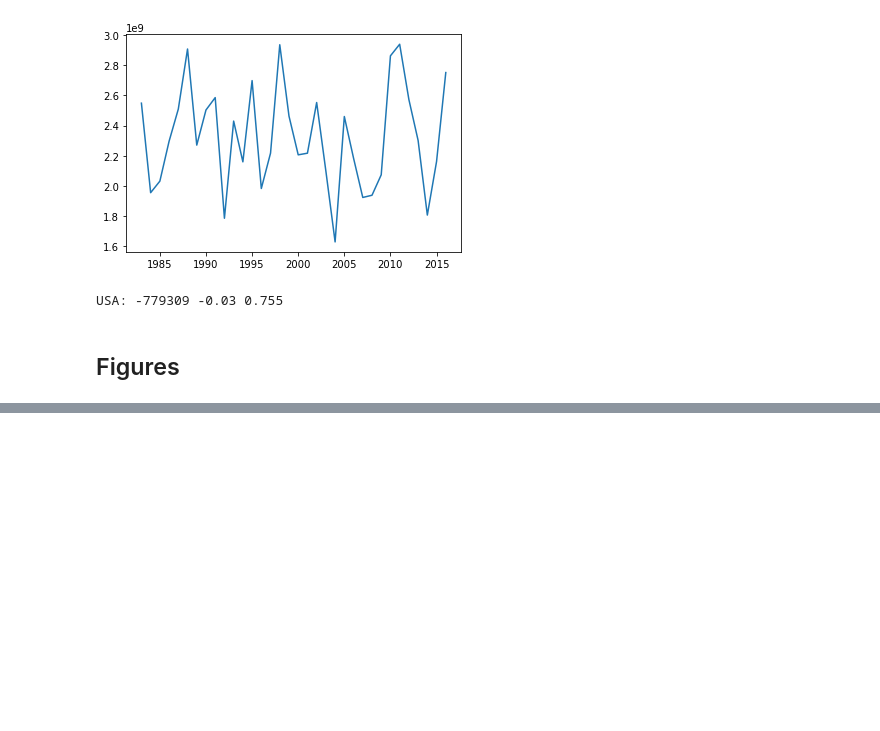
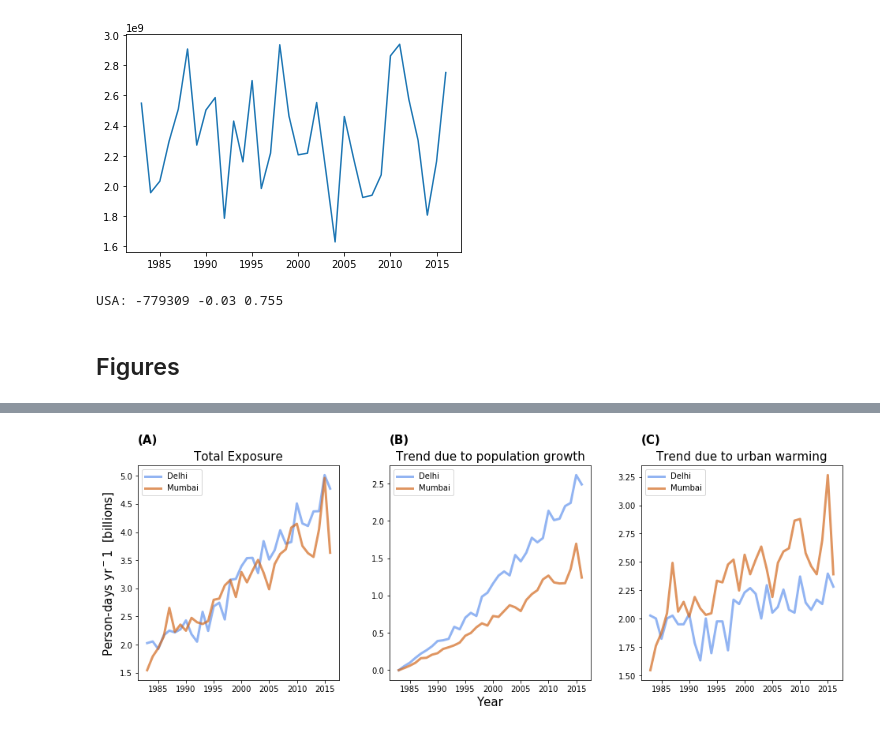
Before and after one commit to ecohydro/GlobalUrbanHeat, a Jupyter notebook: Notebooks/cpt_MS_supplement.ipynb, the cells around one changed output, grey strips where cells are left out. Drawn from its saved outputs; the diff is of its cells as text; code cells hidden in the pictures; blank space fills up the shorter version.

```diff
--- a/Notebooks/cpt_MS_supplement.ipynb
+++ b/Notebooks/cpt_MS_supplement.ipynb
@@ -390,0 +412,82 @@ plt.savefig(FIG_OUT+FN_OUT, dpi = 300, bbox_inches='tight')
+# %%
+#### Make Figure S3 and save it
+FN_OUT = 'FIGS4-ERA5-Final.png'
+
+rcParams['mathtext.default'] = 'regular' # set text to reg, not italic
+
+fig, axs = plt.subplots(1, 3, figsize = (16, 5), sharex=True)
+ws = 0.25
+fig.subplots_adjust(wspace=ws)
+scale = 10**9
+
+#### Total
+city = 6955 # Delhi
+color = 'cornflowerblue'
+col = 'people_days'
+df = HI_STATS[HI_STATS['ID_HDC_G0'] == city]
+X_year = list(df.groupby('year')['ID_HDC_G0'].mean().index)
+Y_stats = list(df.groupby('year')[col].sum() / scale)
+axs[0].plot(X_year, Y_stats, color = color, linestyle = '-', linewidth = 3, alpha = 0.7)
+axs[0].legend(labels = ['Delhi', 'Mumbai'])
+
+city = 6845 # Mumbai
+color = 'chocolate'
+col = 'people_days'
+df = HI_STATS[HI_STATS['ID_HDC_G0'] == city]
+X_year = list(df.groupby('year')['ID_HDC_G0'].mean().index)
+Y_stats = list(df.groupby('year')[col].sum() / scale)
+axs[0].plot(X_year, Y_stats, color = color, linestyle = '-', linewidth = 3, alpha = 0.7)
+axs[0].legend(labels = ['Delhi', 'Mumbai'])
+
+#### Pop
+city = 6955 # Delhi
+color = 'cornflowerblue'
+col = 'people_days_pop'
+df = HI_STATS[HI_STATS['ID_HDC_G0'] == city]
+X_year = list(df.groupby('year')['ID_HDC_G0'].mean().index)
+Y_stats = list(df.groupby('year')[col].sum() / scale)
+axs[1].plot(X_year, Y_stats, color = color, linestyle = '-', linewidth = 3, alpha = 0.7)
+axs[1].legend(labels = ['Delhi', 'Mumbai'])
+
+city = 6845 # Mumbai
+color = 'chocolate'
+col = 'people_days_pop'
+df = HI_STATS[HI_STATS['ID_HDC_G0'] == city]
+X_year = list(df.groupby('year')['ID_HDC_G0'].mean().index)
+Y_stats = list(df.groupby('year')[col].sum() / scale)
+axs[1].plot(X_year, Y_stats, color = color, linestyle = '-', linewidth = 3, alpha = 0.7)
+axs[1].legend(labels = ['Delhi', 'Mumbai'])
+
+#### Heat
+city = 6955 # Delhi
+color = 'cornflowerblue'
+col = 'people_days_heat'
+df = HI_STATS[HI_STATS['ID_HDC_G0'] == city]
+X_year = list(df.groupby('year')['ID_HDC_G0'].mean().index)
+Y_stats = list(df.groupby('year')[col].sum() / scale)
+axs[2].plot(X_year, Y_stats, color = color, linestyle = '-', linewidth = 3, alpha = 0.7)
+axs[2].legend(labels = ['Delhi', 'Mumbai'])
+
+city = 6845 # Mumbai
+color = 'chocolate'
+col = 'people_days_heat'
+df = HI_STATS[HI_STATS['ID_HDC_G0'] == city]
+X_year = list(df.groupby('year')['ID_HDC_G0'].mean().index)
+Y_stats = list(df.groupby('year')[col].sum() / scale)
+axs[2].plot(X_year, Y_stats, color = color, linestyle = '-', linewidth = 3, alpha = 0.7)
+axs[2].legend(labels = ['Delhi', 'Mumbai'])
+
+# Add text
+axs[0].text(0.00, 1.1, '(A)', transform=axs[0].transAxes, size=15, fontweight='bold')
+axs[1].text(1.25, 1.1, '(B)', transform=axs[0].transAxes, size=15, fontweight='bold')
+axs[1].text(1.25*2, 1.1, '(C)', transform=axs[0].transAxes, size=15, fontweight='bold')
+axs[0].set_title('Total Exposure', size = 15 )
+axs[1].set_title('Trend due to population growth', size = 15)
+axs[2].set_title('Trend due to urban warming', size = 15)
+axs[1].set_xlabel('Year', fontsize = 15)
+axs[0].set_ylabel('Person-days $yr^-1$  [billions] ', fontsize = 15)
+
+# save it out
+plt.savefig(FIG_OUT+FN_OUT, dpi = 300, bbox_inches='tight')
+# %% [output]
+[figure, added]
```
Also changed, not shown: parts of 9 cells of this notebook, 2 other files.
